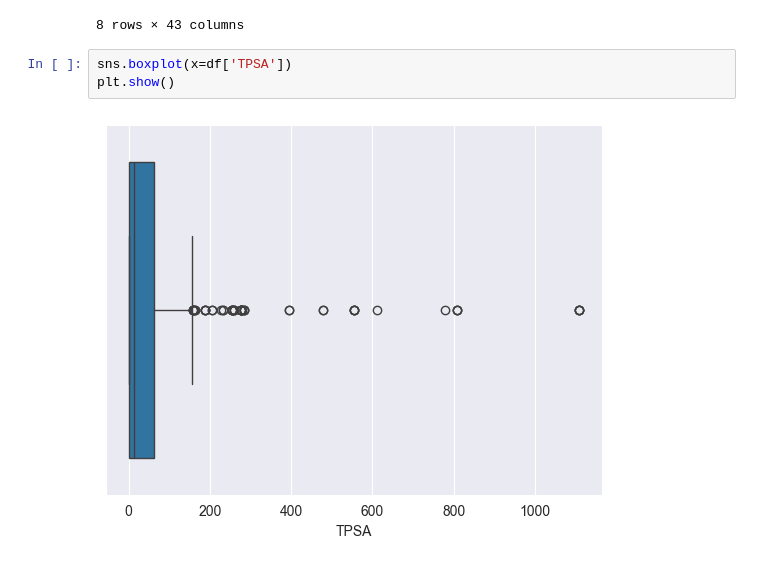
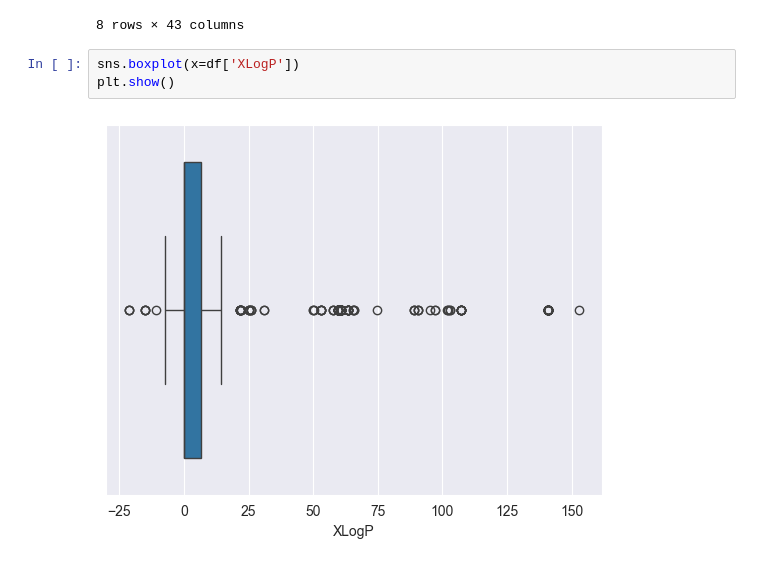
Before and after one commit to illhammm/Nanozymes1, a Jupyter notebook: Data_Preprocessing/edit_nnz.ipynb, the cells around one changed output. Saved outputs shown, nothing was run; the diff lists cells and outputs as text.

```diff
--- a/Data_Preprocessing/edit_nnz.ipynb
+++ b/Data_Preprocessing/edit_nnz.ipynb
@@ -94,7 +94,7 @@ df.describe()
 | max | 16.540000 | 3.000000 | 3.170000 | 1.710000 | 1.690000 | 9.000000 | 90.000000 | 3.000000 | 7.000000 | 2.000000 | ... | ... |
 8 rows × 43 columns
 # %%
-sns.boxplot(x=df['TPSA'])
+sns.boxplot(x=df['XLogP'])
 plt.show()
 # %% [output]
-[figure, old version]
+[figure, new version]
```
Also changed, not shown: parts of 1 cell of this notebook.
